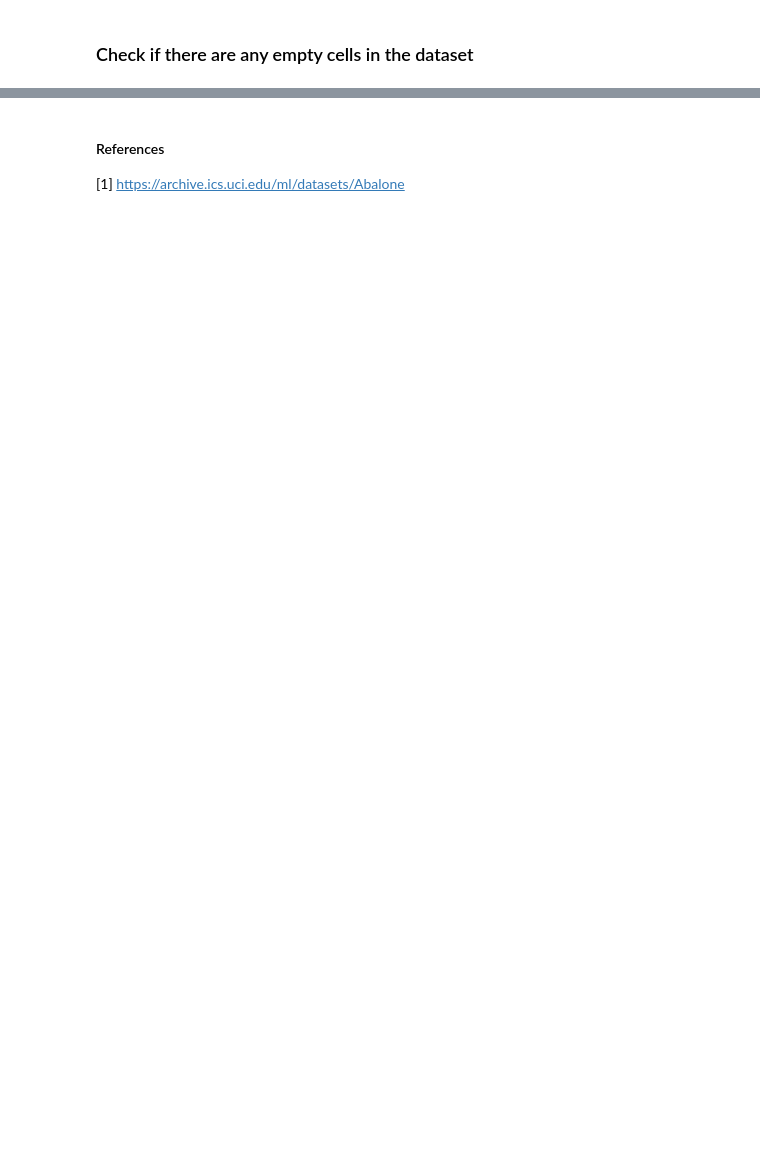
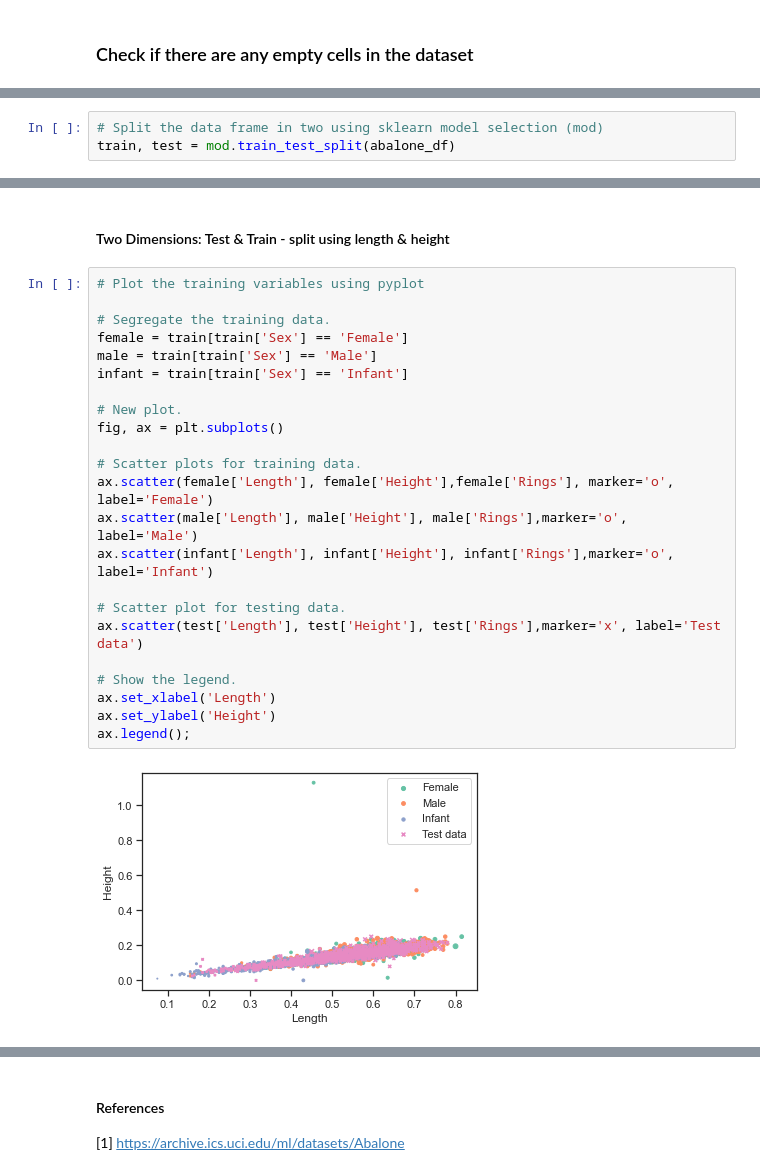
Before and after one commit to Fiona-600/Machine-Learning-and-Statistics-Project, a Jupyter notebook: scikit-learn.ipynb, the cells around one changed output, grey strips where cells are left out. Drawn from its saved outputs; the diff is of its cells as text; blank space fills up the shorter version.

```diff
--- a/scikit-learn.ipynb
+++ b/scikit-learn.ipynb
@@ -266,0 +244,3 @@ None
+# %%
+# Split the data frame in two using sklearn model selection (mod)
+train, test = mod.train_test_split(abalone_df)
@@ -266,0 +292,27 @@ None
+# %% [markdown]
+#### Two Dimensions: Test & Train - split using length & height
+# %%
+# Plot the training variables using pyplot
+
+# Segregate the training data.
+female = train[train['Sex'] == 'Female']
+male = train[train['Sex'] == 'Male']
+infant = train[train['Sex'] == 'Infant']
+
+# New plot.
+fig, ax = plt.subplots()
+
+# Scatter plots for training data.
+ax.scatter(female['Length'], female['Height'],female['Rings'], marker='o', label='Female')
+ax.scatter(male['Length'], male['Height'], male['Rings'],marker='o', label='Male')
+ax.scatter(infant['Length'], infant['Height'], infant['Rings'],marker='o', label='Infant')
+
+# Scatter plot for testing data.
+ax.scatter(test['Length'], test['Height'], test['Rings'],marker='x', label='Test data')
+
+# Show the legend.
+ax.set_xlabel('Length')
+ax.set_ylabel('Height')
+ax.legend();
+# %% [output]
+[figure, added]
```
Also changed, not shown: parts of 52 cells of this notebook.
